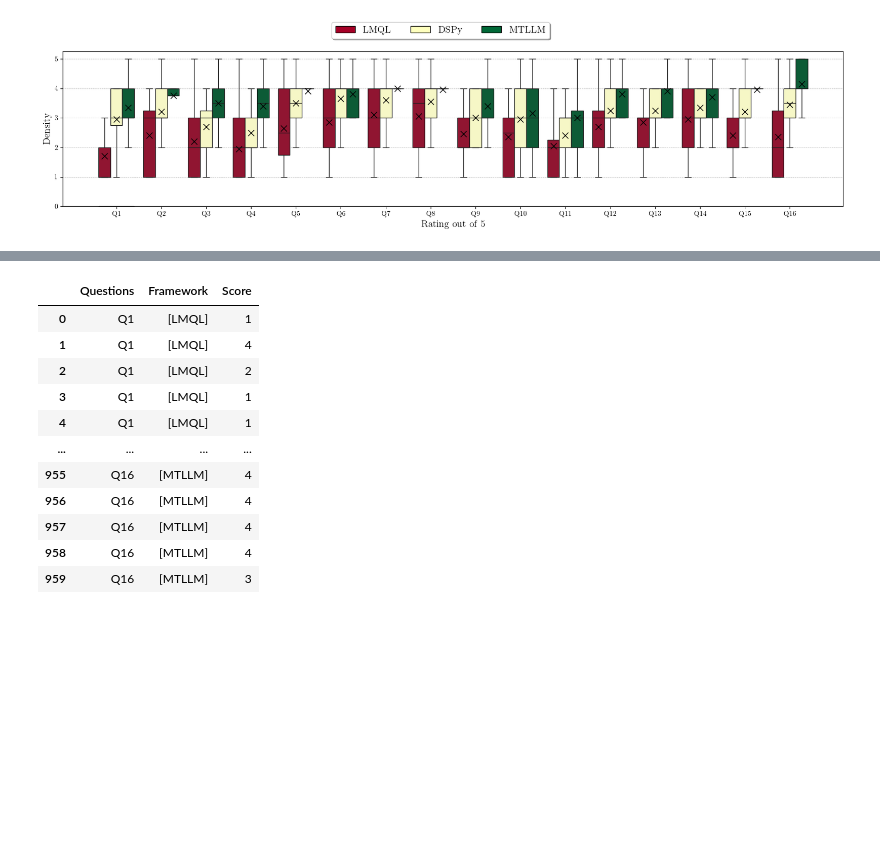
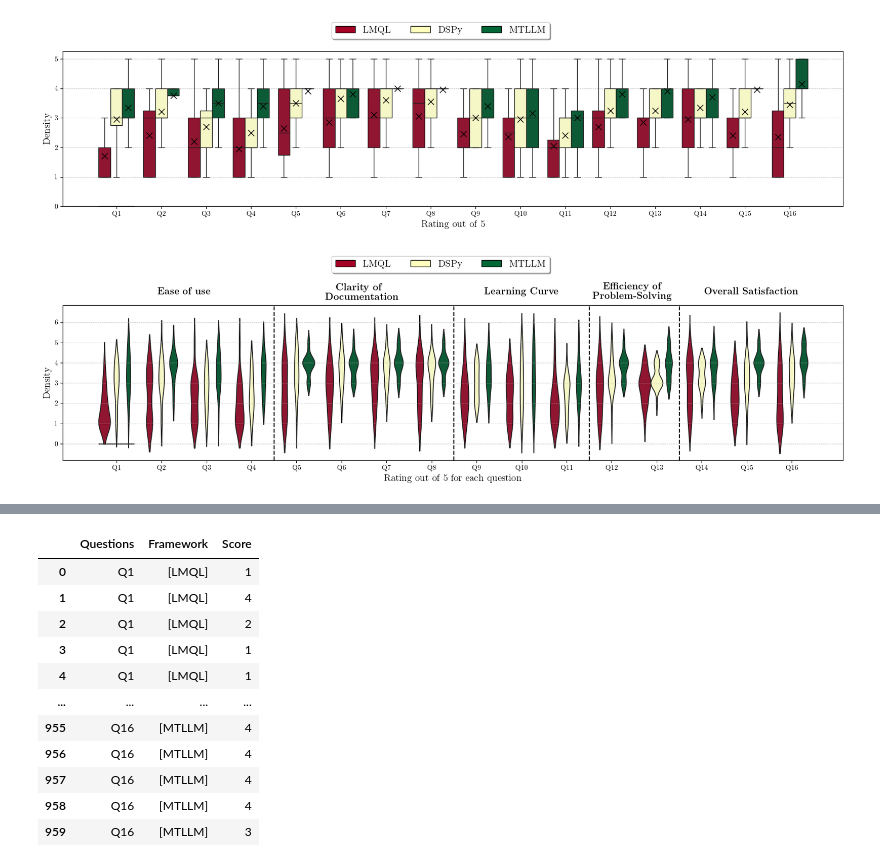
Before and after one commit to Jaseci-Labs/mtllm-evaluation, a Jupyter notebook: usabiity study/data.ipynb, the cells around one changed output, grey strips where cells are left out. Saved outputs shown, nothing was run; the diff lists cells and outputs as text; code cells hidden in the pictures; blank space fills up the shorter version.

```diff
--- a/usabiity study/data.ipynb
+++ b/usabiity study/data.ipynb
@@ -256,0 +259,68 @@ plt.show()
+# %%
+fig, ax = plt.subplots(figsize=(20, 4))
+
+# colors = [plt.cm.RdYlGn(0.0), plt.cm.RdYlGn(0.4), plt.cm.RdYlGn(1.0)]
+# # Extract unique question categories and their corresponding positions
+# questions = violin_data['Questions'].unique()
+# positions = range(len(questions))
+
+# # Calculate the mean score for each question and framework
+# mean_scores = violin_data.groupby(['Questions', 'Framework'])['Score'].mean().unstack()
+
+# # Plot the line plot manually to ensure alignment
+# for framework, color in zip(['[LMQL]','[DSPy]', '[MTLLM]'], colors):
+#     ax.plot(positions, mean_scores[framework], marker='o', color=color, label=framework)
+
+# # Adjust x-ticks to show original question categories
+# ax.set_xticks(positions)
+# ax.set_xticklabels(questions)
+
+colors = [plt.cm.RdYlGn(0.0), plt.cm.RdYlGn(0.5), plt.cm.RdYlGn(1.0)]
+
+boxplot = sns.violinplot(data=violin_data, x='Questions',y ='Score',hue='Framework',  palette = colors,ax=ax, inner=None)#'quart')
+
+for artist in boxplot.artists:
+    artist.set_edgecolor('black')
+    artist.set_facecolor('white')
+
+# for line in boxplot.lines:
+#     line.set_alpha(0)
+ax.legend().remove()
+# axes[i,j].set_xlabel('')
+# axes[i,j].set_ylabel('')
+# axes[i,j].set_title('Q'+str(k))
+# ax.set_ylim(0.8,5.2)
+ax.grid(axis='y',linestyle='--', linewidth=0.5)
+ax.set_xlabel('Rating out of 5 for each question', fontsize=14)
+ax.set_ylabel('Density', fontsize=14)
+
+offset = 0
+section_positions = []
+for section, Q in sections.items():
+    positions = ind[offset:offset+len(Q)]
+    section_positions.append((positions[0], positions[-1]))
+    offset += len(Q)
+
+for i, (start, end) in enumerate(section_positions):
+    if i != 4:
+        ax.axvline(x=end + 0.5, color='k', linestyle='--')
+height = 7.5
+ax.text(1.5, height, r'\textbf{Ease of use}', ha='center', va='center', rotation=0, fontsize=14 )
+ax.text(5.45, height, r'\textbf{Clarity of}\\\textbf{Documentation}', ha='center', va='center', rotation=0, fontsize=14)
+ax.text(9, height, r'\textbf{Learning Curve}', ha='center', va='center', rotation=0, fontsize=14)
+ax.text(11.45, height, r'\textbf{Efficiency of}\\\textbf{Problem-Solving}', ha='center', va='center', rotation=0, fontsize=14)
+ax.text(14.1, height, r'\textbf{Overall Satisfaction}', ha='center', va='center', rotation=0, fontsize=14)
+        # legend = axes[i].get_legend()
+        # print(legend.legend_handles)
+        # plt.legend(legend.legend_handles, ['DSPy','LMQL', 'MTLLM'], title='Framework', loc='upper right')
+        # plt.tight_layout()
+# fig.text(0.09, 0.5, r"\textbf{Participant Density}", ha='center', va='center', rotation='vertical', fontsize=14)
+# fig.text(0.5, 0.08, r'\textbf{Score} (1-5)', ha='center', va='center', fontsize=14)
+frameworks = ['LMQL', 'DSPy', 'MTLLM']
+legend_handles = [plt.bar([0], [0], color=colors[i], lw=1, edgecolor='black') for i in range(len(frameworks))]
+fig.legend(legend_handles,frameworks,loc='upper center',shadow=True, fontsize=14, bbox_to_anchor=(0.5, 1.15), ncol=3)
+plt.savefig('user_study_questionnaire_distribution.png', dpi=300, bbox_inches='tight')
+plt.show()
+# ['box', 'quart', 'stick', 'point', None]
+# %% [output]
+[figure, added]
```
Also changed, not shown: parts of 5 cells of this notebook, 8 other files.
